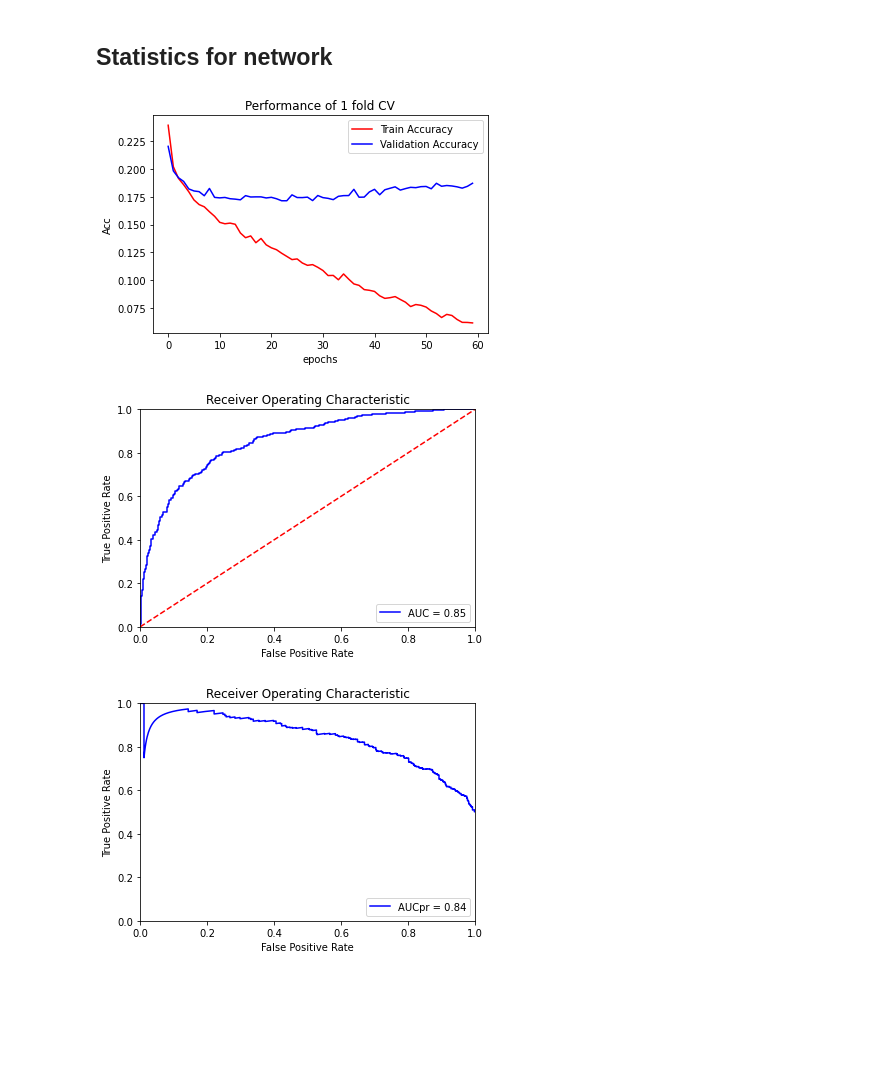
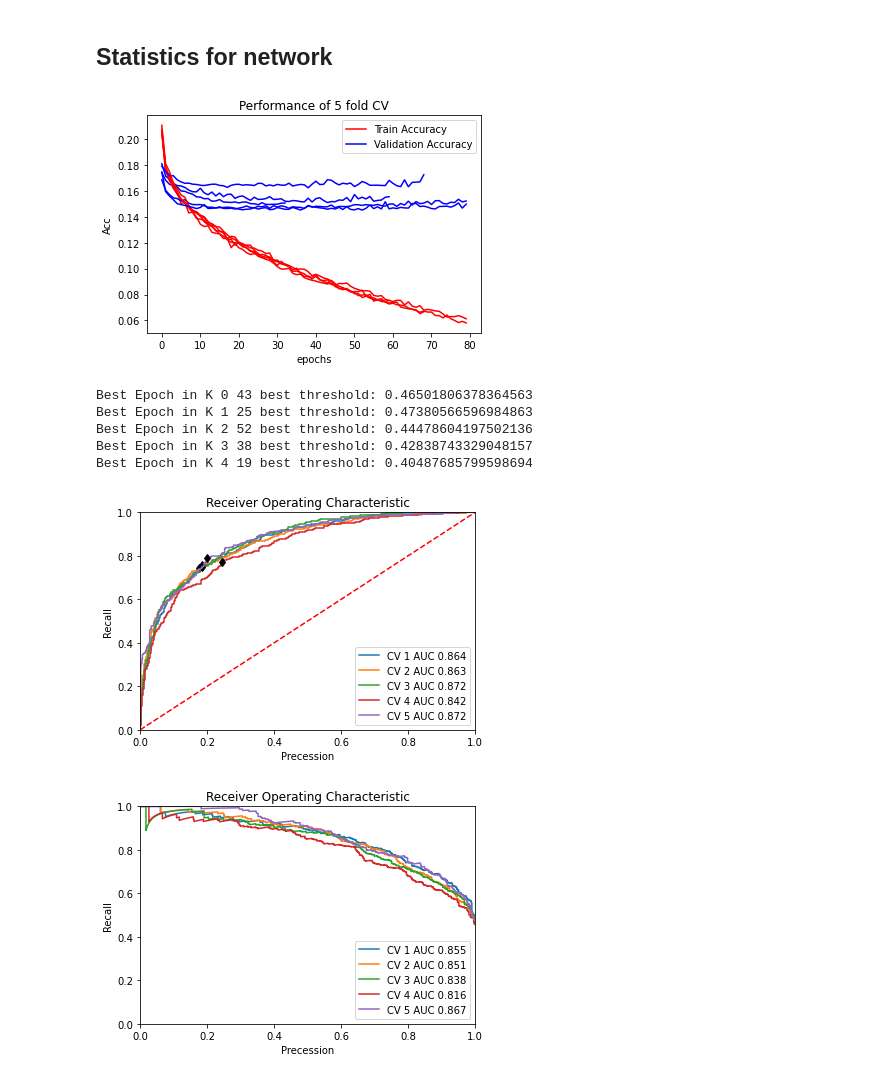
Before and after one commit to christian-creator/DL_peptide_immunogenecity, a Jupyter notebook: notebooks/partition_loop_continous.ipynb, the cells around one changed output. Saved outputs shown, nothing was run; the diff lists cells and outputs as text; code cells hidden in the pictures; blank space fills up the shorter version.

Commit message:
add MHC-full and adding plotting functions

```diff
--- a/notebooks/partition_loop_continous.ipynb
+++ b/notebooks/partition_loop_continous.ipynb
@@ -49,8 +49,8 @@ def initialize_weights(m):
           if m.bias is not None:
                 nn.init.constant_(m.bias.data, 0)
 # %%
-from model_structures import Dense3layer
-net = Dense3layer()
+from model_structures import DeepImmuno,ConVbig,Dense3layer, RNN
+net = ConVbig()
 net.apply(initialize_weights)
 print(net)
 # %% [output]
@@ -327,7 +377,7 @@ def train(model, device, epochs, train_loaders, valid_loaders):
 
     # Early stopping
     the_last_loss = 100
-    patience = 5
+    patience = 4
     trigger_times = 0
 
     all_val_targets_pr_epoch = []
@@ -395,17 +445,17 @@ aaindex_PCA = pd.read_csv('../data/PCA_repr_aa.csv',index_col=0)
 blosum62 = load_blossum62_matrix()
 
 hla_database = pd.read_csv('../data/formatted_hla2paratope_MHC_pseudo.dat', sep=' ',index_col=0)
+# hla_database = pd.read_csv('../data/MHC_full.dat', sep=' ',index_col=0)
 hla_dic = hla_database.to_dict("dict")["pseudo"]
-
 all_data = pd.read_csv("../data/filtered_data_IEDB_4_tested_len_9_10_full_HLA_IFNg_assay_w_parts.csv")
 all_data = all_data.sample(frac=1, random_state=1).reset_index(drop=True)
 
 # Blossum-encoding
 # all_peptides_encoded,all_HLA_encoded,all_binding_scores_encoded,all_label_encoded = encode_dataset(all_data,blosum62,hla_dic,peptide_len=10,padding="right")
 # AAindex Encoding
-all_peptides_encoded,all_HLA_encoded,all_binding_scores_encoded,all_label_encoded = encode_dataset(all_data,aaindex_PCA,hla_dic,peptide_len=10,padding="right")
+# all_peptides_encoded,all_HLA_encoded,all_binding_scores_encoded,all_label_encoded = encode_dataset(all_data,aaindex_PCA,hla_dic,peptide_len=10,padding="right")
 # One-hot encoding
-# all_peptides_encoded,all_HLA_encoded,all_binding_scores_encoded,all_label_encoded = encode_dataset(all_data,[],hla_dic,peptide_len=10,padding="right")
+all_peptides_encoded,all_HLA_encoded,all_binding_scores_encoded,all_label_encoded = encode_dataset(all_data,[],hla_dic,peptide_len=10,padding="right")
 print("Shape of peptides",all_peptides_encoded.shape)
 print("Shape of hla",all_HLA_encoded.shape)
 print("Shape of binding_scores",all_binding_scores_encoded.shape)
@@ -417,8 +467,8 @@ Shape of binding_scores (5543, 1)
 ## 5-fold cross-validation loop
 # %%
 N = len(all_data)
-K = 1
-no_epoch = 60
+K = 5
+no_epoch = 80
 
 testing = False
 part_dict = {0:[0,1], 1:[2,3], 2:[4,5], 3:[6,7], 4:[8,9]}
@@ -490,8 +540,8 @@ for i in range(K):
 
     train_loaders = (peptide_train_loader, HLA_train_loader, label_train_loader, binding_score_train_loader)
     val_loaders = (peptide_val_loader, HLA_val_loader, label_val_loader, binding_score_val_loader)
-
-    net = Net()
+    torch.manual_seed(0)
+    net = RNN()
     net.apply(initialize_weights)
 
     trained_model,train_losses,val_losses,all_val_targets_pr_epoch,all_val_predictions_pr_epoch= train(net,device,no_epoch,train_loaders,val_loaders)
@@ -528,9 +578,14 @@ Epoch 60 : Train Loss 0.061612 , Validation loss 0.187075
 # %%
 # line plot
 plot_epochs(K, lst_train_accuracies, lst_val_losses)
-plot_roc_curve_best_epoch(lst_val_losses[0],lst_val_predictions[0],lst_val_labels[0])
-plot_PR_curve_best_epoch(lst_val_losses[0],lst_val_predictions[0],lst_val_labels[0])
+plot_all_roc_curves(K,lst_val_losses,lst_val_predictions,lst_val_labels)
+plot_all_PR_curves(K,lst_val_losses,lst_val_predictions,lst_val_labels)
 # %% [output]
-[figure, old version]
+[figure, new version]
+Best Epoch in K 0 43 best threshold: 0.46501806378364563
+Best Epoch in K 1 25 best threshold: 0.47380566596984863
+Best Epoch in K 2 52 best threshold: 0.44478604197502136
+Best Epoch in K 3 38 best threshold: 0.42838743329048157
+Best Epoch in K 4 19 best threshold: 0.40487685799598694
-[figure, old version]
+[figure, new version]
-[figure, old version]
+[figure, new version]
```
Also changed, not shown: parts of 4 cells of this notebook, 2 other files.
